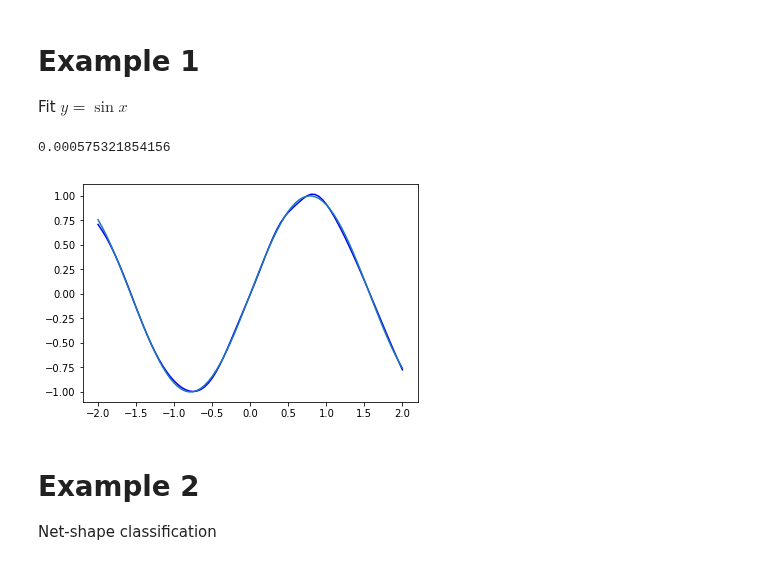
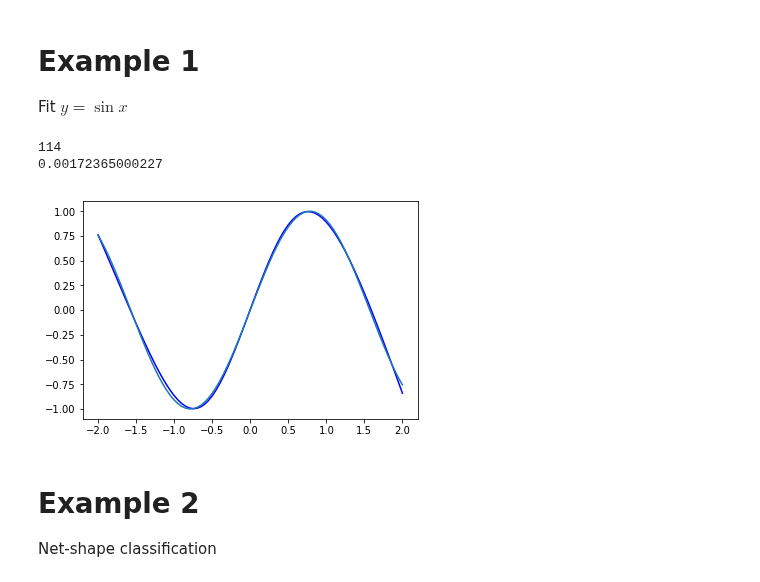
Before and after one commit to Dogiko/Machine-Learning, a Jupyter notebook: Neural-Network.ipynb, the cells around one changed output. Cells and saved outputs as stored; diff of their text form; code cells hidden in the pictures.

```diff
--- a/Neural-Network.ipynb
+++ b/Neural-Network.ipynb
@@ -20,7 +20,7 @@ class VariableArray():
         self.cs = cs_initial*np.ones(self.v.shape) # component-wise step
         self.work = np.ones(self.v.shape) # working components, defult to be fully connected
 
-    def assign_values(self, values, cs_initial=0.01):
+    def assign_values(self, values, cs_initial=0.05):
         self.v = values
         self.td = np.zeros(self.v.shape)
         self.ltd = None
@@ -35,10 +35,10 @@ class VariableArray():
         self.ltd = np.array(self.td)
         self.td = values
 
-    def min_cs(self):
-        return self.cs.min()
+    def max_cs(self):
+        return self.cs.max()
 
-    def descent(self, step = 1., descent_method = "normal", step_max=1., step_min=0.00001):
+    def descent(self, step = 1., descent_method = "normal", step_max=1., step_min=0.0001):
         if descent_method == "normal":
             self.m = np.array(self.td)
             self.v -= step * self.m * self.work
@@ -196,6 +196,11 @@ class DogikoLearn():
         for l in range(self.ln):
             self.ly[l].descent(step, descent_method)
 
+        if descent_method in ["Rprop", "Dogiko Rprop"]:
+            self.max_cs = 0.
+            for l in range(self.ln):
+                self.max_cs = max(self.max_cs, self.ly[l].w.max_cs(), self.ly[l].b.max_cs())
+
     def batch_fit(self, batch_input, batch_labels, step = 1., descent_method = "normal"):
         self.prediction(batch_input)
         if self.lf == "r2":
@@ -222,20 +227,30 @@ Y = np.sin(2*X)
 # %%
 NN = DogikoLearn()
 NN.set_training_data(X, Y)
 NN.set_validating_data(X, Y)
-NN.add_layer(Layer(10,Sigmoid()))
+NN.add_layer(Layer(100,Sigmoid()))
 NN.add_layer(Layer(1,Identity()))
 NN.build()
+
+counter = 0
 for i in range(1000):
     NN.batch_fit(X,Y,step=0.02, descent_method="Dogiko Rprop")
+    if NN.max_cs < 0.01:
+        counter +=1
+        if counter ==10:
+            print(i)
+            break
+    else:
+        counter =0
 
 print(NN.validate())
 
 plt.plot(X.reshape((81)), NN.py.reshape((81)), "b", X.reshape((81)), Y.reshape((81)))
 plt.show()
 # %% [output]
-0.000575321854156
+114
+0.00172365000227
-[figure, old version]
+[figure, new version]
 # %% [markdown]
 # Example 2
 
```
Also changed, not shown: parts of 4 cells of this notebook.
